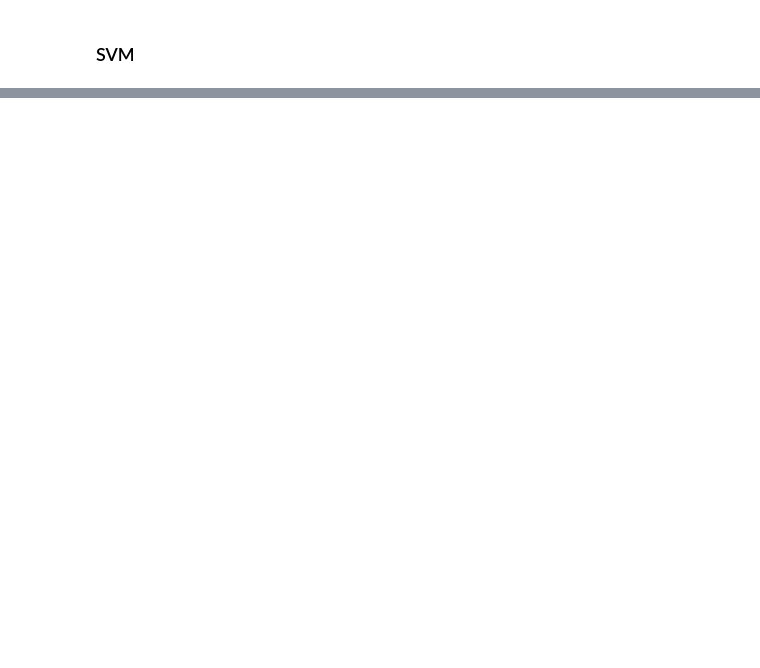
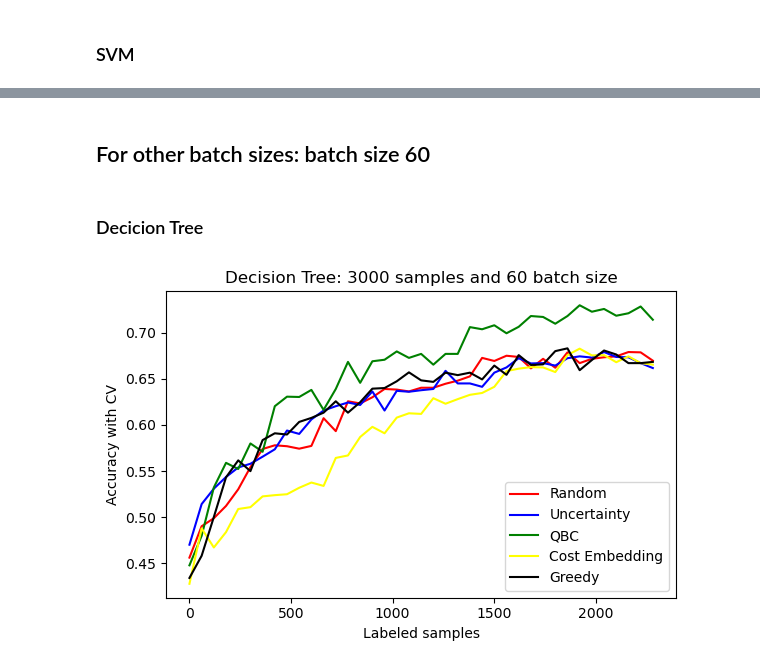
Before and after one commit to silkevdschueren/ActiveML_project, a Jupyter notebook: Active-Learning_CV.ipynb, the cells around one changed output, grey strips where cells are left out. Drawn from its saved outputs; the diff is of its cells as text; code cells hidden in the pictures; blank space fills up the shorter version.

```diff
--- a/Active-Learning_CV.ipynb
+++ b/Active-Learning_CV.ipynb
@@ -101,0 +205,40 @@ plt.show()
+# %% [markdown]
+## For other batch sizes: batch size 60
+# %% [markdown]
+### Decicion Tree
+# %%
+clf_name = 'Decision Tree: 3000 samples and 60 batch size'
+# n_samples * batch_size can be maximal 4/5*(total size dataset) - batch_size if there is 5 fold cross validation
+n_samples = 39
+batch_size = 60
+folds = 5
+colors = ['blue', 'red', 'green']
+
+fig, ax = plt.subplots(figsize=(6, 4))
+
+clf = SklearnClassifier(DecisionTreeClassifier(criterion = 'entropy'), classes=np.unique(y_true))
+cycle11, accuracies11 = ActiveLearning_CrossValidation(X, y_true, folds, ActiveLearning_RandomSampling, n_samples, batch_size, clf)
+ax.plot(cycle11, accuracies11, color = 'red', label = 'Random')
+
+clf = SklearnClassifier(DecisionTreeClassifier(criterion = 'entropy'), classes=np.unique(y_true))
+cycle21, accuracies21 = ActiveLearning_CrossValidation(X, y_true, folds, ActiveLearning_UncertaintySampling, n_samples, batch_size, clf)
+ax.plot(cycle21, accuracies21, color = 'blue', label = 'Uncertainty')
+
+clf = SklearnClassifier(DecisionTreeClassifier(criterion = 'entropy'), classes=np.unique(y_true))
+cycle31, accuracies31 = ActiveLearning_CrossValidation(X, y_true, folds, ActiveLearning_QueryByCommittee, n_samples, batch_size, clf)
+ax.plot(cycle31, accuracies31, color = 'green', label = 'QBC')
+
+clf = SklearnClassifier(DecisionTreeClassifier(criterion = 'entropy'), classes=np.unique(y_true))
+cycle41, accuracies41 = ActiveLearning_CrossValidation(X, y_true, folds, ActiveLearning_CostEmbeddingAL, n_samples, batch_size, clf)
+ax.plot(cycle41, accuracies41, color = 'yellow', label = 'Cost Embedding')
+
+clf = SklearnClassifier(DecisionTreeClassifier(criterion = 'entropy'), classes=np.unique(y_true))
+cycle51, accuracies51 = ActiveLearning_CrossValidation(X, y_true, folds, ActiveLearning_GreedySamplingX, n_samples, batch_size, clf)
+ax.plot(cycle51, accuracies51, color = 'black', label = 'Greedy')
+
+ax.set(xlabel='Labeled samples', ylabel='Accuracy with CV', title=clf_name)
+ax.legend()
+plt.tight_layout()
+plt.show()
+# %% [output]
+[figure, added]
```
Also changed, not shown: parts of 65 cells of this notebook, 1 other file.
